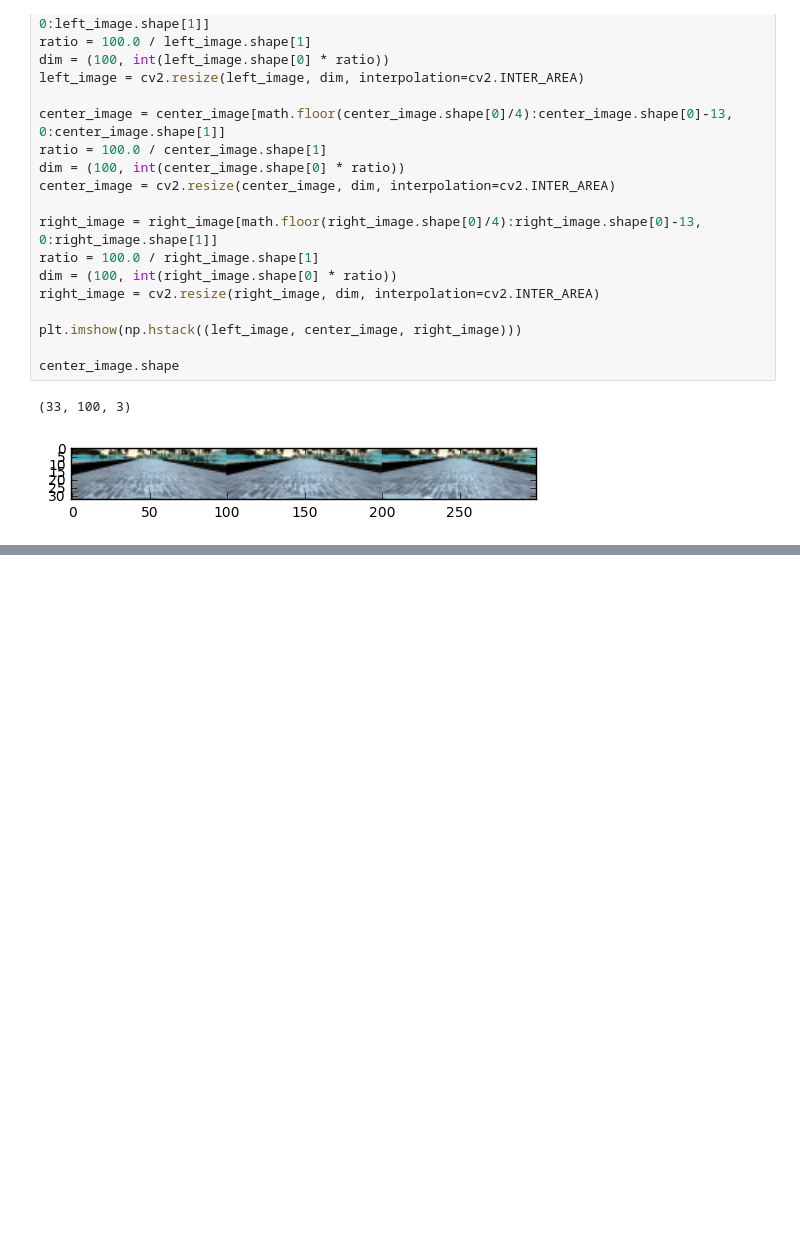
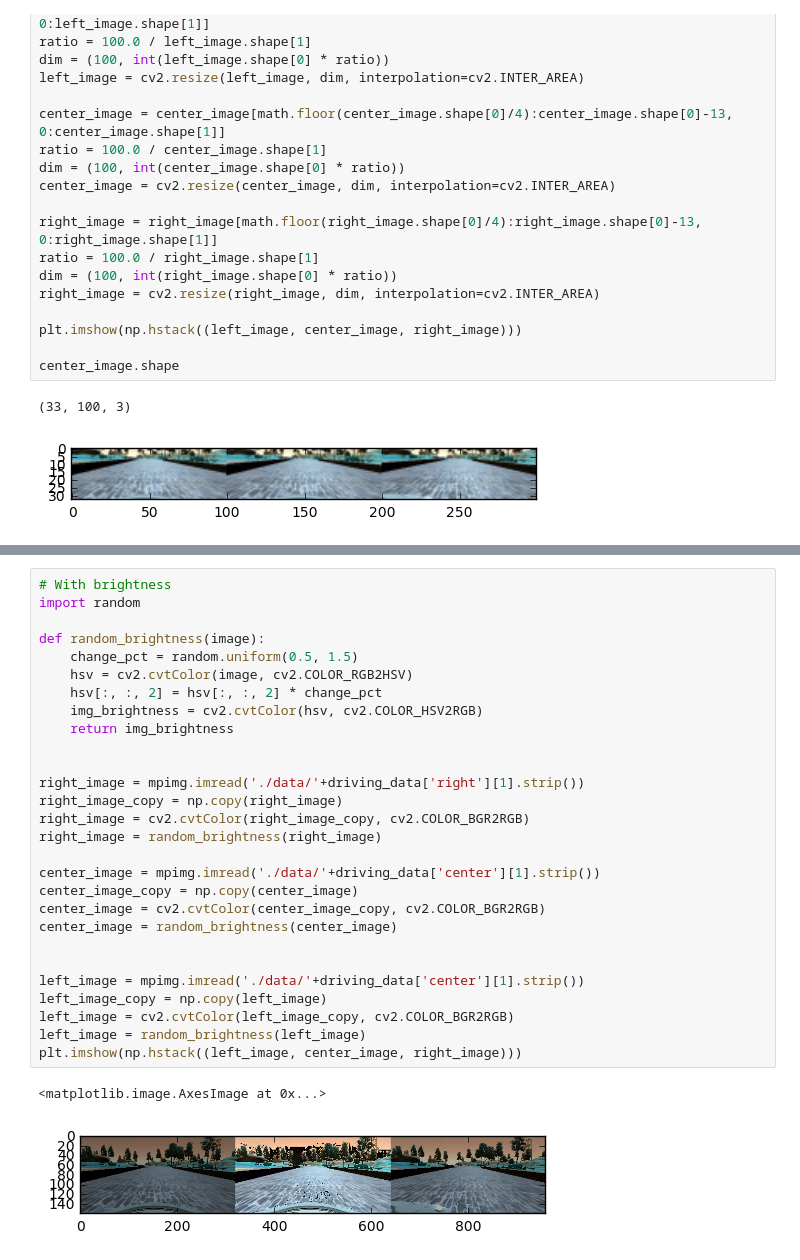
Before and after one commit to ranakhalil/behavior-cloning, a Jupyter notebook: P3 - Behavioral Cloning Visualization and PreProcessing for final writeup.ipynb, the cells around one changed output, grey strips where cells are left out. Drawn from its saved outputs; the diff is of its cells as text; blank space fills up the shorter version.

```diff
--- a/P3 - Behavioral Cloning Visualization and PreProcessing for final writeup.ipynb
+++ b/P3 - Behavioral Cloning Visualization and PreProcessing for final writeup.ipynb
@@ -488,0 +143,31 @@ I used this training data for training the model. The validation set helped dete
+# %%
+# With brightness
+import random
+
+def random_brightness(image):
+    change_pct = random.uniform(0.5, 1.5)
+    hsv = cv2.cvtColor(image, cv2.COLOR_RGB2HSV)
+    hsv[:, :, 2] = hsv[:, :, 2] * change_pct
+    img_brightness = cv2.cvtColor(hsv, cv2.COLOR_HSV2RGB)
+    return img_brightness
+
+
+right_image = mpimg.imread('./data/'+driving_data['right'][1].strip())
+right_image_copy = np.copy(right_image)
+right_image = cv2.cvtColor(right_image_copy, cv2.COLOR_BGR2RGB)
+right_image = random_brightness(right_image)
+
+center_image = mpimg.imread('./data/'+driving_data['center'][1].strip())
+center_image_copy = np.copy(center_image)
+center_image = cv2.cvtColor(center_image_copy, cv2.COLOR_BGR2RGB)
+center_image = random_brightness(center_image)
+
+
+left_image = mpimg.imread('./data/'+driving_data['center'][1].strip())
+left_image_copy = np.copy(left_image)
+left_image = cv2.cvtColor(left_image_copy, cv2.COLOR_BGR2RGB)
+left_image = random_brightness(left_image)
+plt.imshow(np.hstack((left_image, center_image, right_image)))
+# %% [output]
+<matplotlib.image.AxesImage at 0x...>
+[figure, added]
```
Also changed, not shown: parts of 10 cells of this notebook, 4 other files.
